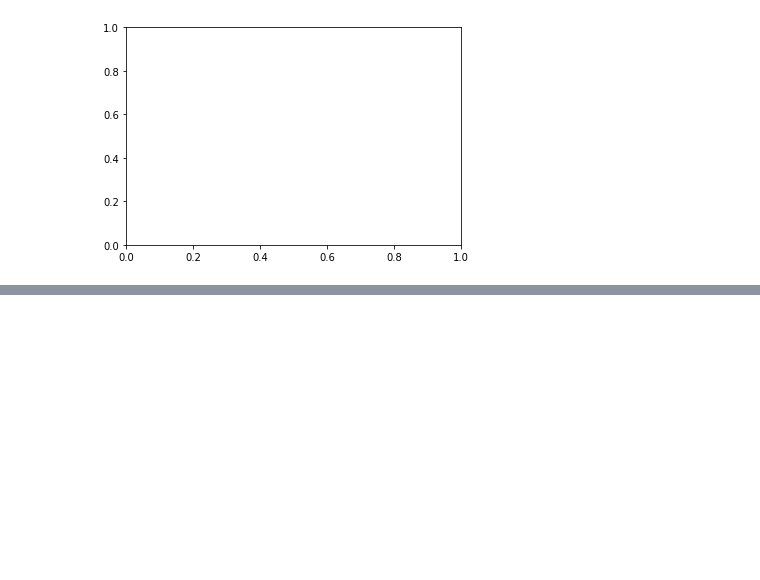
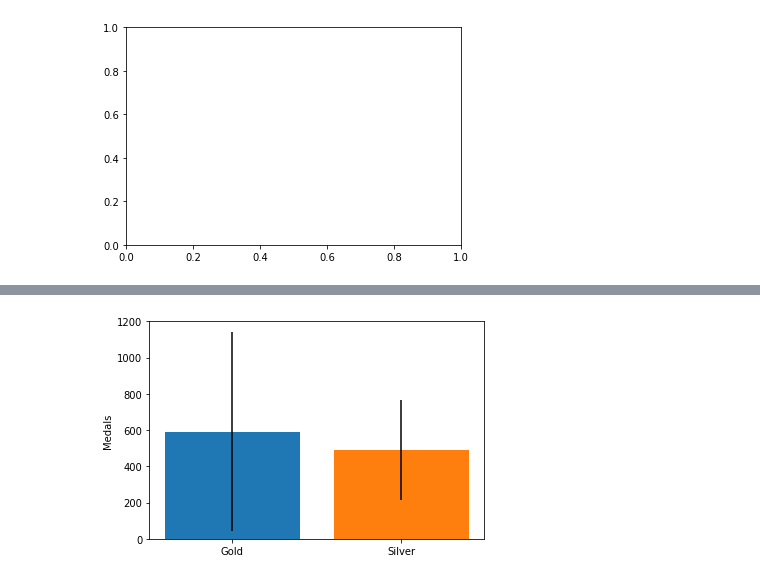
Before and after one commit to supertyagi/Data-Science-Work, a Jupyter notebook: Data Visualisation with matplotlib/notebook.ipynb, the cells around one changed output, grey strips where cells are left out. Saved outputs shown, nothing was run; the diff lists cells and outputs as text; code cells hidden in the pictures; blank space fills up the shorter version.

```diff
--- a/Data Visualisation with matplotlib/notebook.ipynb
+++ b/Data Visualisation with matplotlib/notebook.ipynb
@@ -159,0 +289,15 @@ fig, ax = plt.subplots()
+# %%
+fig, ax = plt.subplots()
+
+# Add a bar for the rowing "Height" column mean/std
+ax.bar("Gold", medals['Gold'].mean(), yerr=medals['Gold'].std())
+
+# Add a bar for the gymnastics "Height" column mean/std
+ax.bar("Silver", medals['Silver'].mean(), yerr=medals['Silver'].std())
+
+# Label the y-axis
+ax.set_ylabel("Medals")
+
+plt.show()
+# %% [output]
+[figure, added]
```
Also changed, not shown: parts of 16 cells of this notebook.
